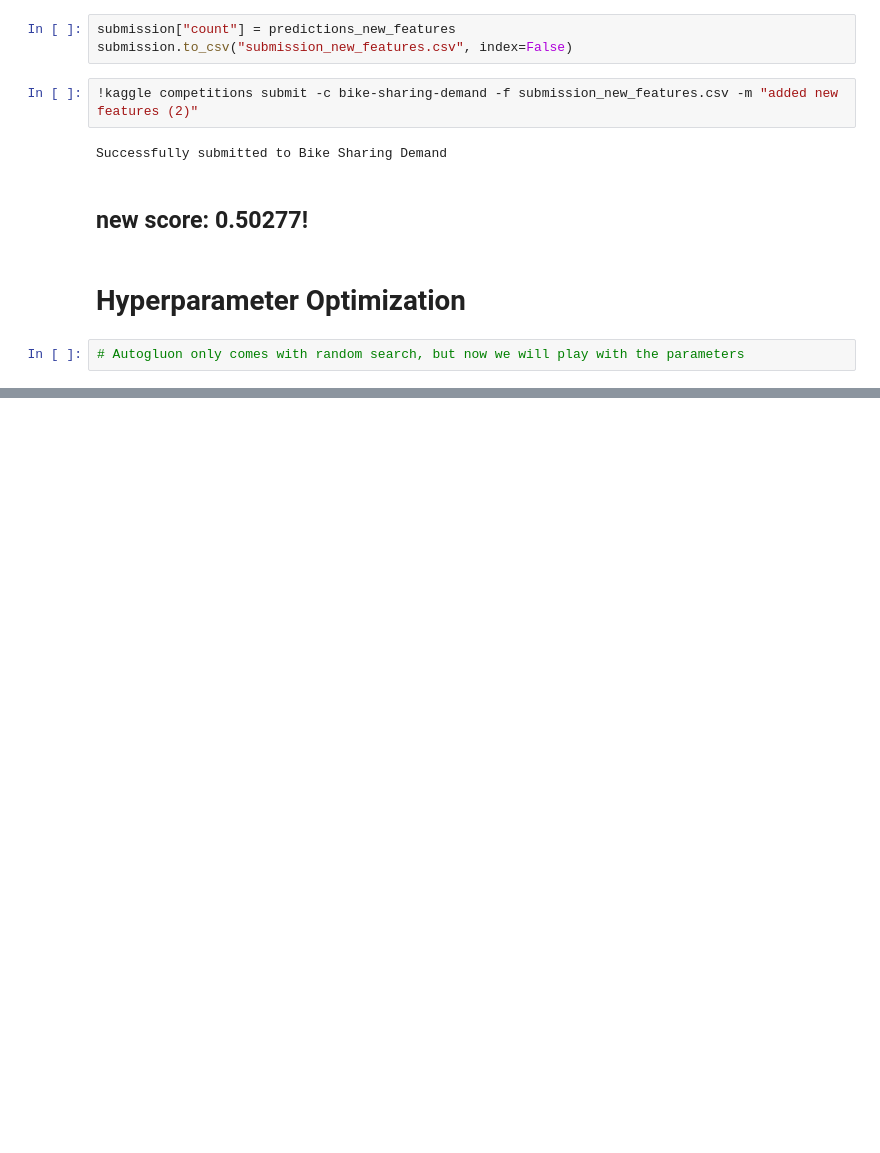
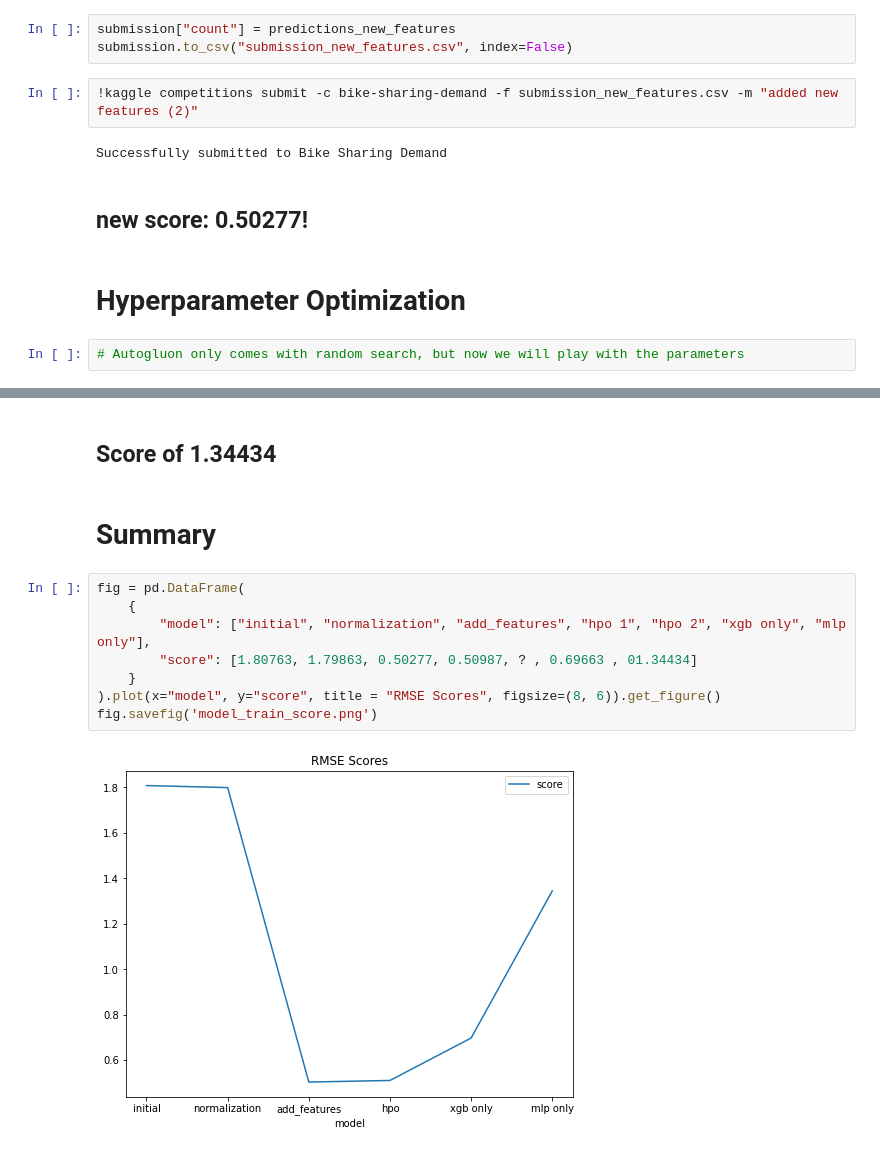
Before and after one commit to gracelynxs/predict-bike-share-udacity-proj, a Jupyter notebook: project.ipynb, the cells around one changed output, grey strips where cells are left out. Saved outputs shown, nothing was run; the diff lists cells and outputs as text; blank space fills up the shorter version.

```diff
--- a/project.ipynb
+++ b/project.ipynb
@@ -512,0 +754,14 @@ Successfully submitted to Bike Sharing Demand
+# %% [markdown]
+## Score of 1.34434
+# %% [markdown]
+# Summary
+# %%
+fig = pd.DataFrame(
+    {
+        "model": ["initial", "normalization", "add_features", "hpo 1", "hpo 2", "xgb only", "mlp only"],
+        "score": [1.80763, 1.79863, 0.50277, 0.50987, ? , 0.69663 , 01.34434]
+    }
+).plot(x="model", y="score", title = "RMSE Scores", figsize=(8, 6)).get_figure()
+fig.savefig('model_train_score.png')
+# %% [output]
+[figure, added]
```
Also changed, not shown: parts of 41 cells of this notebook.
